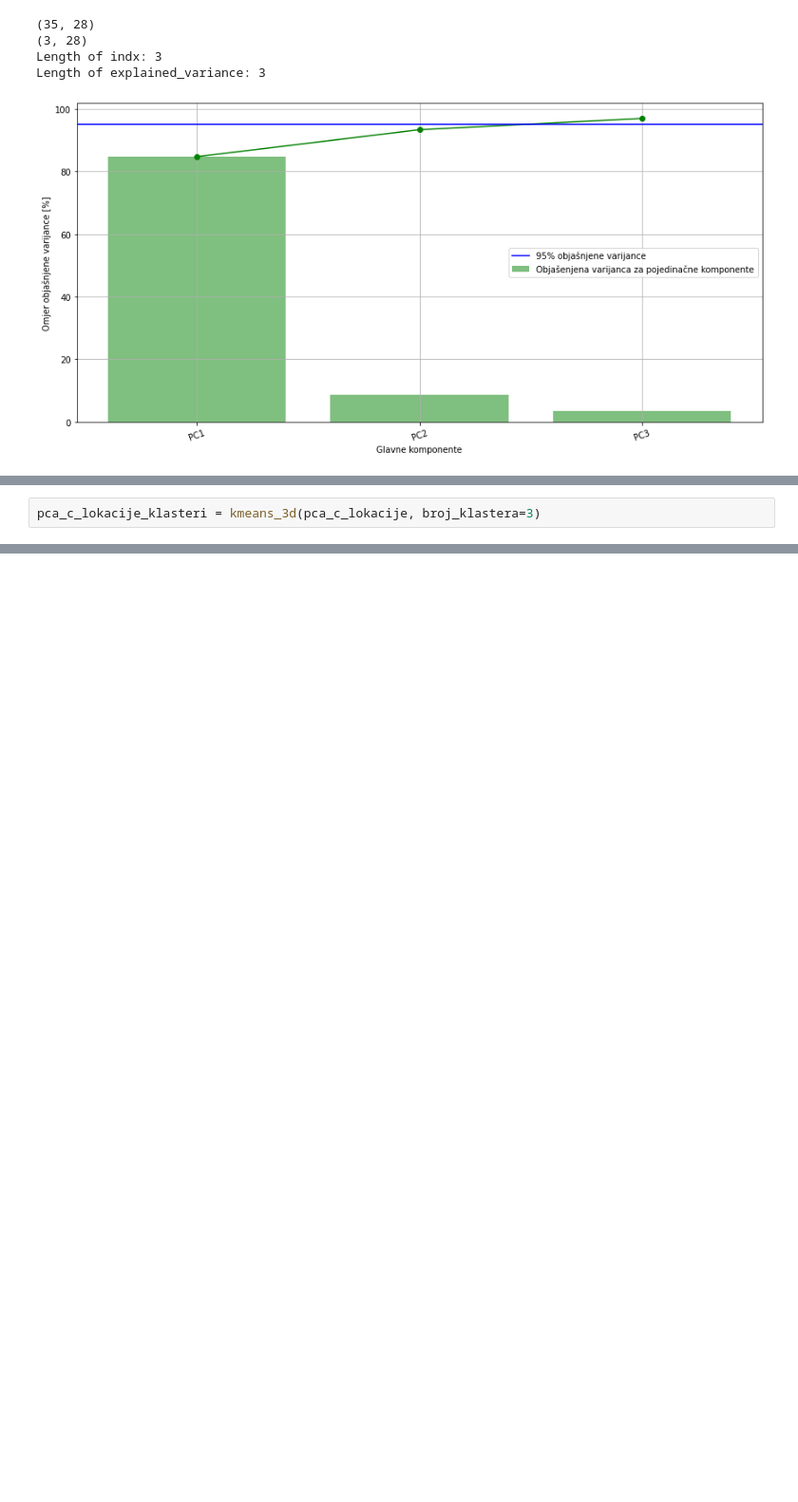
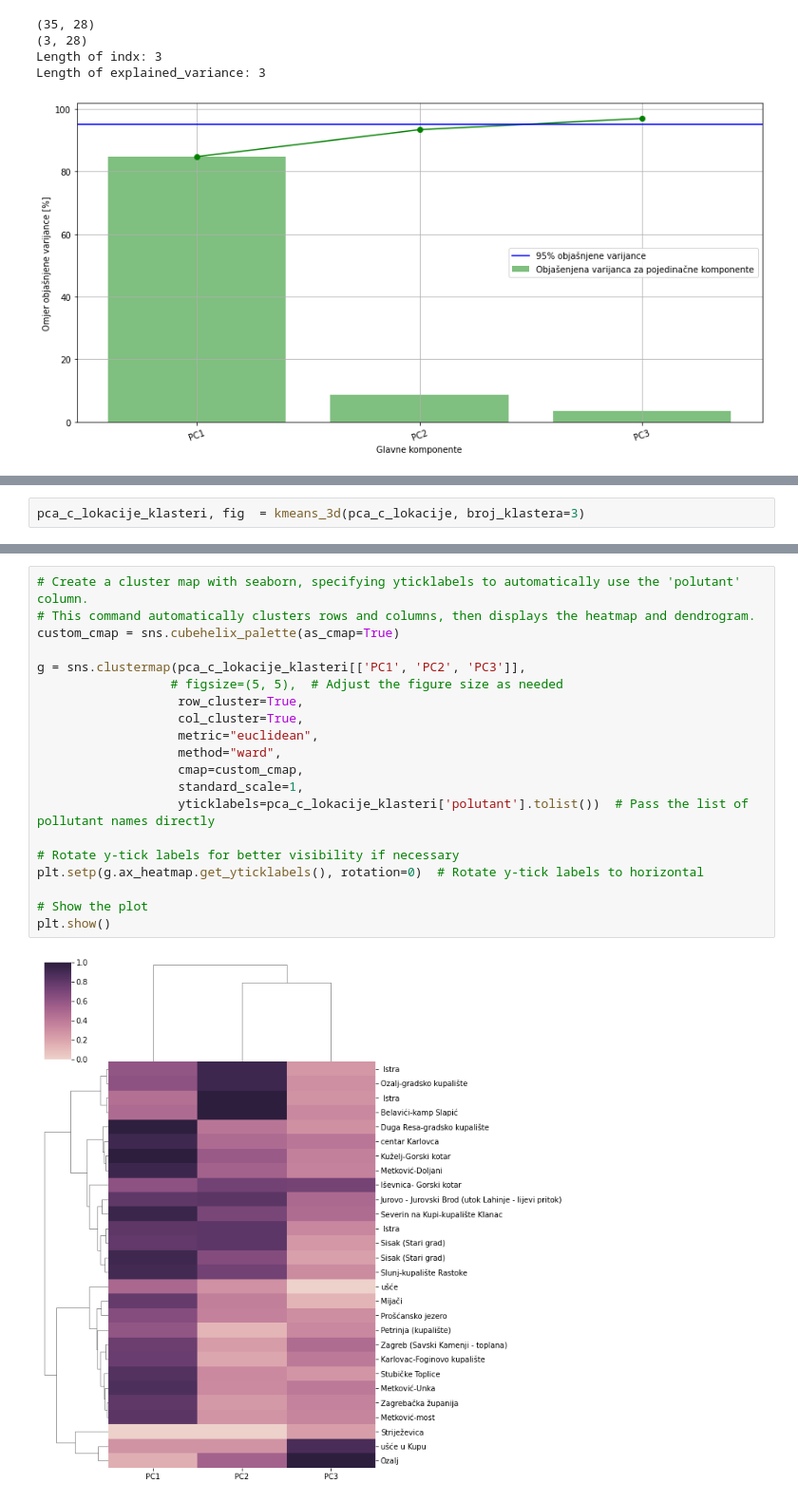
Before and after one commit to IvanaTerzic/Diplomski, a Jupyter notebook: kod/Notebooks/PCA_lokacije_proba.ipynb, the cells around one changed output, grey strips where cells are left out. Shown: that part at 95% size. Drawn from its saved outputs; the diff is of its cells as text; blank space fills up the shorter version.

```diff
--- a/kod/Notebooks/PCA_lokacije_proba.ipynb
+++ b/kod/Notebooks/PCA_lokacije_proba.ipynb
@@ -47,5 +46,5 @@ pca_3d(pca_c_lokacije)
 # %%
-pca_c_lokacije_klasteri = kmeans_3d(pca_c_lokacije, broj_klastera=3)
+pca_c_lokacije_klasteri, fig  = kmeans_3d(pca_c_lokacije, broj_klastera=3)
 # %% [output]
 The default value of `n_init` will change from 10 to 'auto' in 1.4. Set the value of `n_init` explicitly to suppress the warning
 [interactive output not drawn]
@@ -51,0 +71,22 @@ The default value of `n_init` will change from 10 to 'auto' in 1.4. Set the valu
+# %%
+# Create a cluster map with seaborn, specifying yticklabels to automatically use the 'polutant' column.
+# This command automatically clusters rows and columns, then displays the heatmap and dendrogram.
+custom_cmap = sns.cubehelix_palette(as_cmap=True)
+
+g = sns.clustermap(pca_c_lokacije_klasteri[['PC1', 'PC2', 'PC3']],
+                  # figsize=(5, 5),  # Adjust the figure size as needed
+                   row_cluster=True,
+                   col_cluster=True,
+                   metric="euclidean",
+                   method="ward",
+                   cmap=custom_cmap,
+                   standard_scale=1,
+                   yticklabels=pca_c_lokacije_klasteri['polutant'].tolist())  # Pass the list of pollutant names directly
+
+# Rotate y-tick labels for better visibility if necessary
+plt.setp(g.ax_heatmap.get_yticklabels(), rotation=0)  # Rotate y-tick labels to horizontal
+
+# Show the plot
+plt.show()
+# %% [output]
+[figure, added]
```
Also changed, not shown: parts of 2 cells of this notebook, 37 other files.
